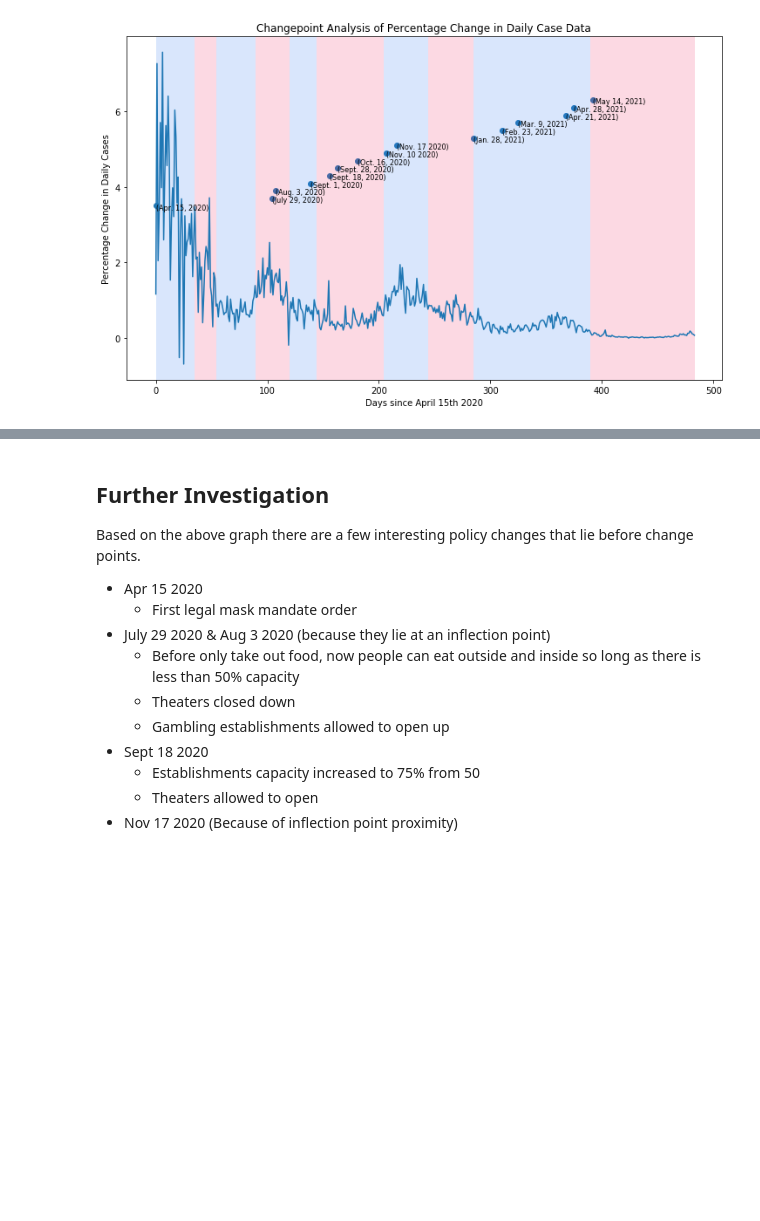
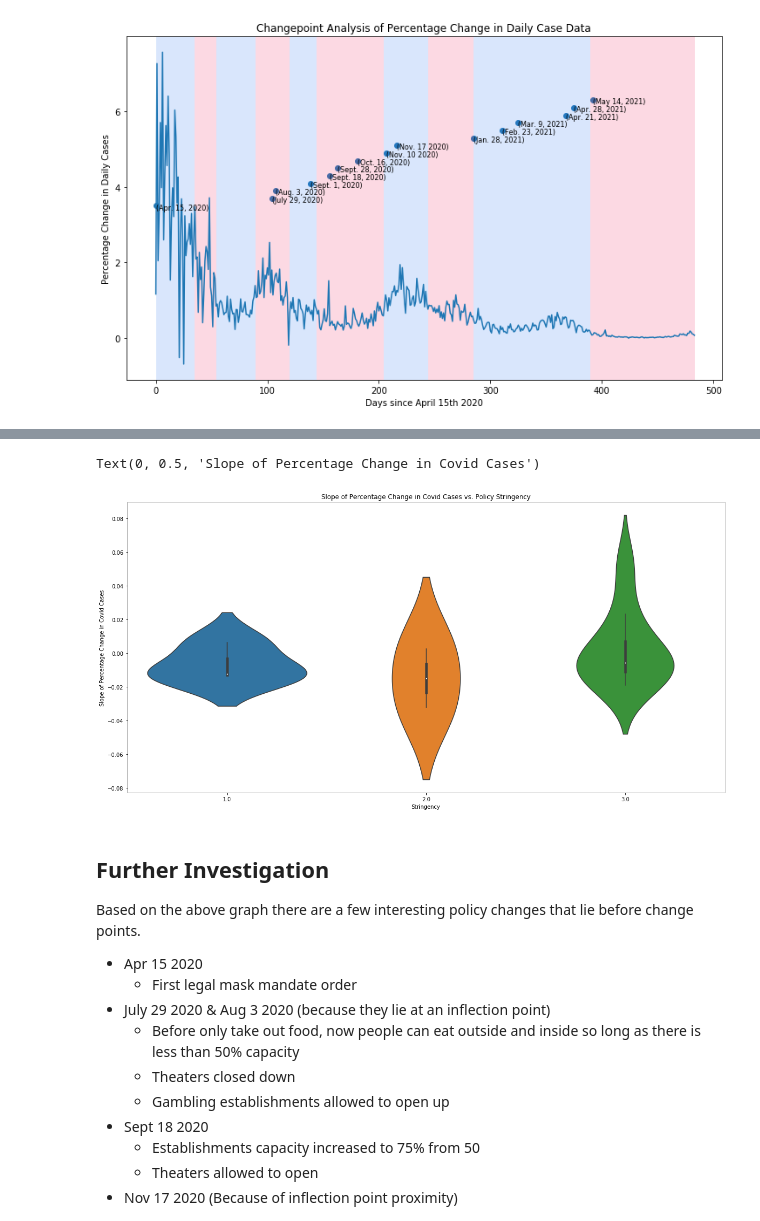
Before and after one commit to n8-uw/Project, a Jupyter notebook: explore.ipynb, the cells around one changed output, grey strips where cells are left out. Saved outputs shown, nothing was run; the diff lists cells and outputs as text; code cells hidden in the pictures; blank space fills up the shorter version.

```diff
--- a/explore.ipynb
+++ b/explore.ipynb
@@ -390,3 +423,12 @@ plt.show()
+# %%
+severities = [ 2,3,3,3,3,3,3,3,3,3,2,1,1,1]
+coeffs_vs_stringency = pd.DataFrame(data=np.array([severities,coeffs[:-1]]).T,columns=["Stringency", "Coefficents"])
+sns.violinplot(data=coeffs_vs_stringency,x='Stringency',y='Coefficents')
+plt.title("Slope of Percentage Change in Covid Cases vs. Policy Stringency")
+plt.ylabel('Slope of Percentage Change in Covid Cases')
+# %% [output]
+Text(0, 0.5, 'Slope of Percentage Change in Covid Cases')
+[figure, added]
 # %% [markdown]
 ## Further Investigation
 Based on the above graph there are a few interesting policy changes that lie before change points.
```
Also changed, not shown: parts of 18 cells of this notebook.
